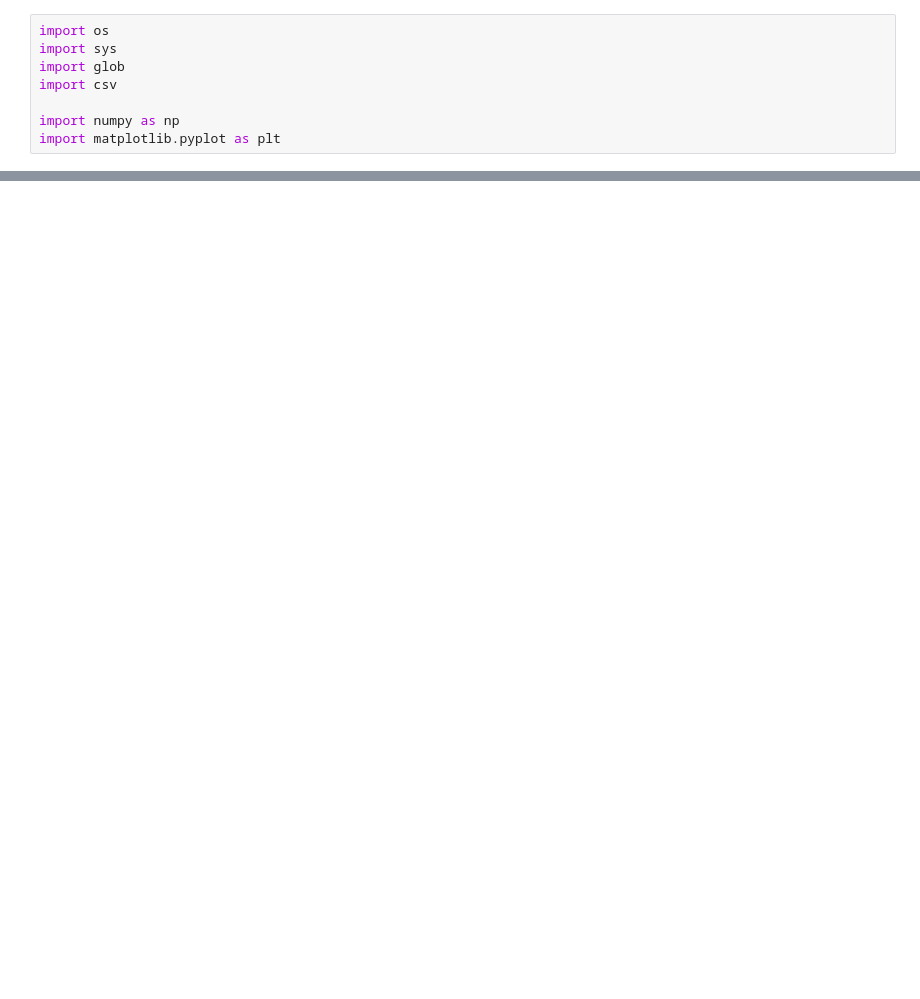
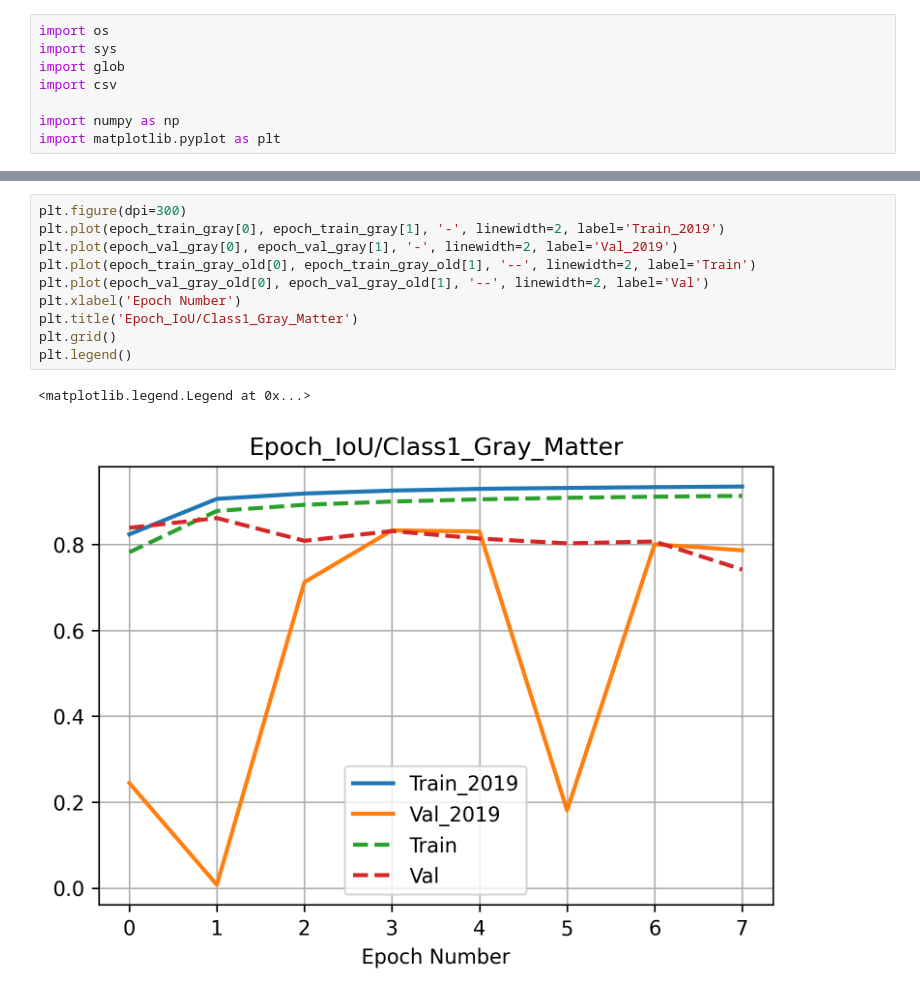
Before and after one commit to KolinGuo/BrainSeg, a Jupyter notebook: notebook/TensorBoard Plotting.ipynb, the cells around one changed output, grey strips where cells are left out. Drawn from its saved outputs; the diff is of its cells as text; blank space fills up the shorter version.

```diff
--- a/notebook/TensorBoard Plotting.ipynb
+++ b/notebook/TensorBoard Plotting.ipynb
@@ -48,0 +153,13 @@ plt.grid()
+# %%
+plt.figure(dpi=300)
+plt.plot(epoch_train_gray[0], epoch_train_gray[1], '-', linewidth=2, label='Train_2019')
+plt.plot(epoch_val_gray[0], epoch_val_gray[1], '-', linewidth=2, label='Val_2019')
+plt.plot(epoch_train_gray_old[0], epoch_train_gray_old[1], '--', linewidth=2, label='Train')
+plt.plot(epoch_val_gray_old[0], epoch_val_gray_old[1], '--', linewidth=2, label='Val')
+plt.xlabel('Epoch Number')
+plt.title('Epoch_IoU/Class1_Gray_Matter')
+plt.grid()
+plt.legend()
+# %% [output]
+<matplotlib.legend.Legend at 0x...>
+[figure, added]
```
Also changed, not shown: parts of 9 cells of this notebook.
